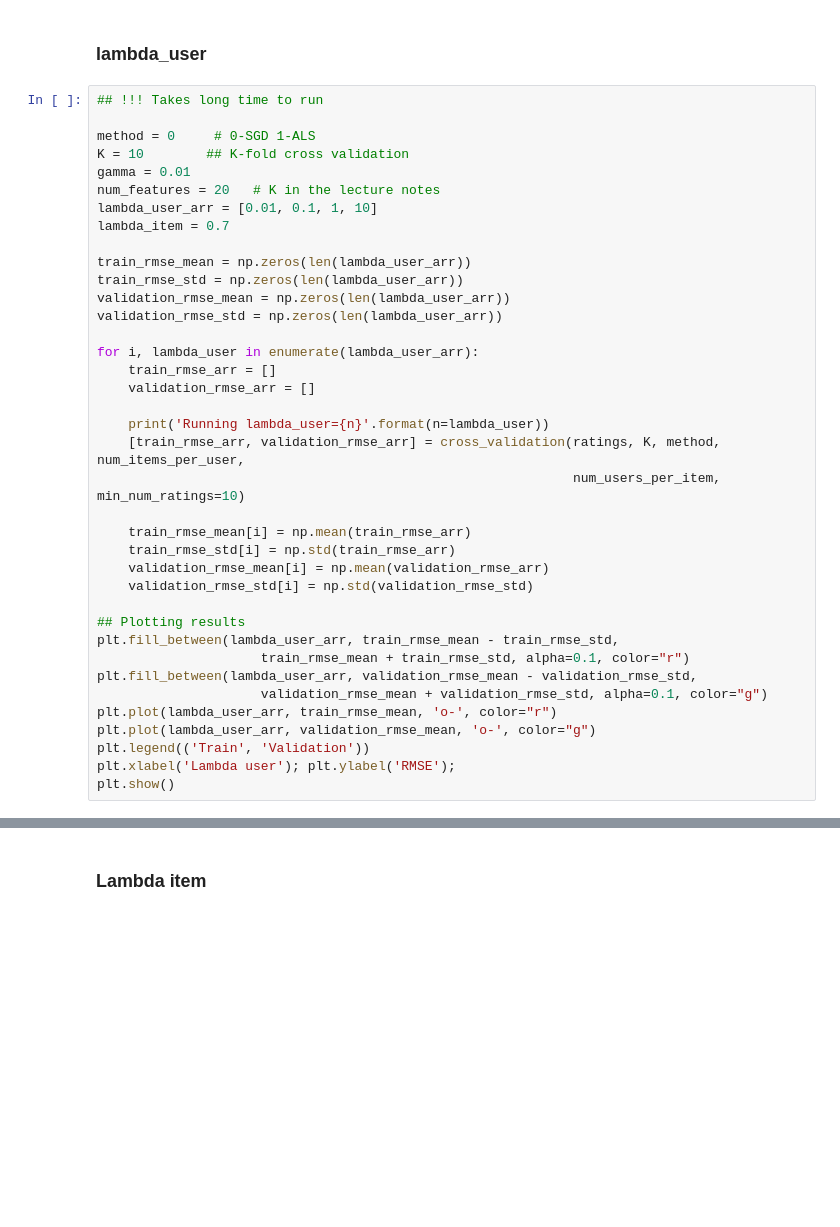
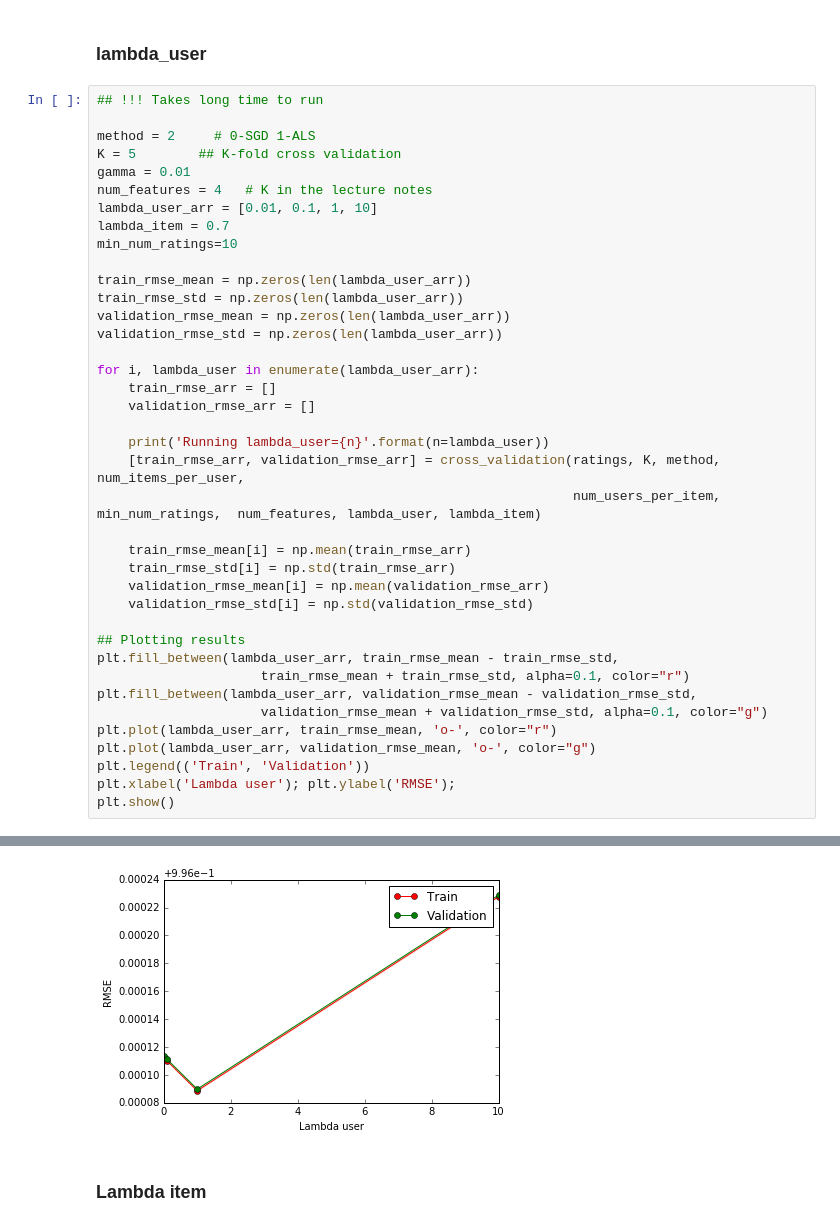
Before and after one commit to atounsi/PCML_project2, a Jupyter notebook: code/project2_notebook.ipynb, the cells around one changed output, grey strips where cells are left out. Saved outputs shown, nothing was run; the diff lists cells and outputs as text; blank space fills up the shorter version.

```diff
--- a/code/project2_notebook.ipynb
+++ b/code/project2_notebook.ipynb
@@ -147,12 +137,13 @@ print(validation_rmse_std)
 # %%
 ## !!! Takes long time to run
 
-method = 0     # 0-SGD 1-ALS
-K = 10        ## K-fold cross validation
+method = 2     # 0-SGD 1-ALS
+K = 5        ## K-fold cross validation
 gamma = 0.01
-num_features = 20   # K in the lecture notes
+num_features = 4   # K in the lecture notes
 lambda_user_arr = [0.01, 0.1, 1, 10]
 lambda_item = 0.7
+min_num_ratings=10
 
 train_rmse_mean = np.zeros(len(lambda_user_arr))
 train_rmse_std = np.zeros(len(lambda_user_arr))
@@ -165,7 +156,7 @@ for i, lambda_user in enumerate(lambda_user_arr):
 
     print('Running lambda_user={n}'.format(n=lambda_user))
     [train_rmse_arr, validation_rmse_arr] = cross_validation(ratings, K, method, num_items_per_user,
-                                                             num_users_per_item, min_num_ratings=10)
+                                                             num_users_per_item, min_num_ratings,  num_features, lambda_user, lambda_item)
 
     train_rmse_mean[i] = np.mean(train_rmse_arr)
     train_rmse_std[i] = np.std(train_rmse_arr)
@@ -182,3 +173,4 @@ plt.plot(lambda_user_arr, validation_rmse_mean, 'o-', color="g")
 plt.legend(('Train', 'Validation'))
 plt.xlabel('Lambda user'); plt.ylabel('RMSE');
 plt.show()
+# %% [output]
@@ -185,3 +194,4 @@ plt.show()
+[figure, added]
 # %% [markdown]
 ### Lambda item
 # %%
```
Also changed, not shown: parts of 3 cells of this notebook, 2 other files.
